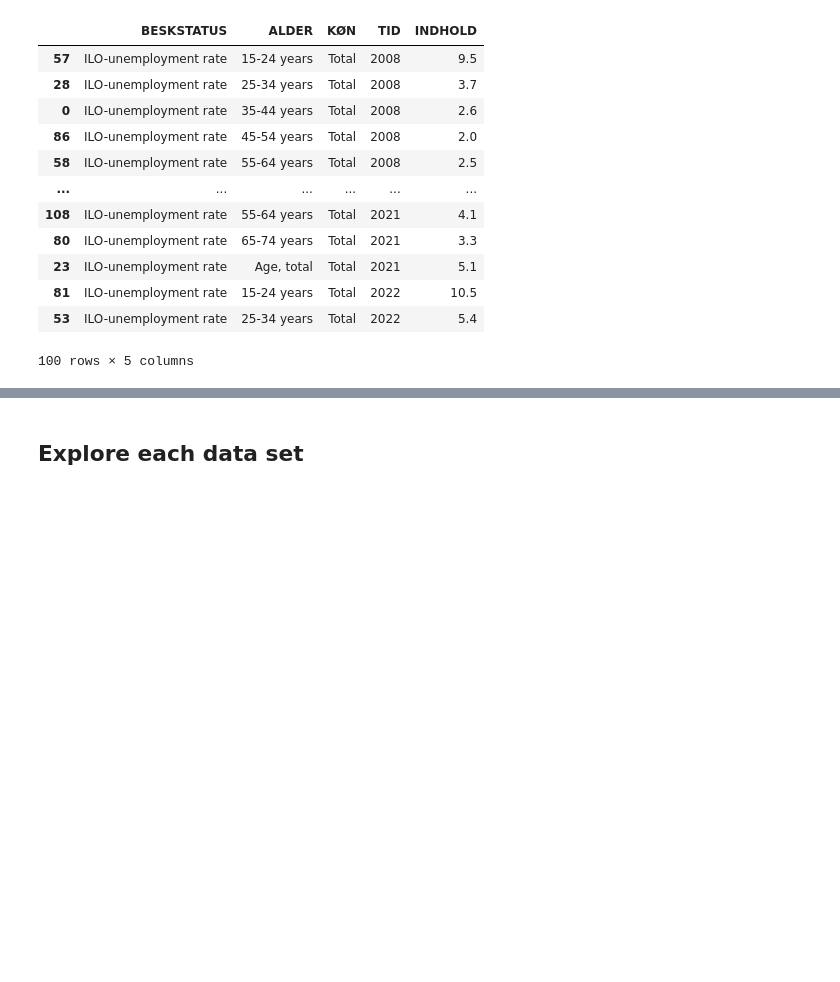
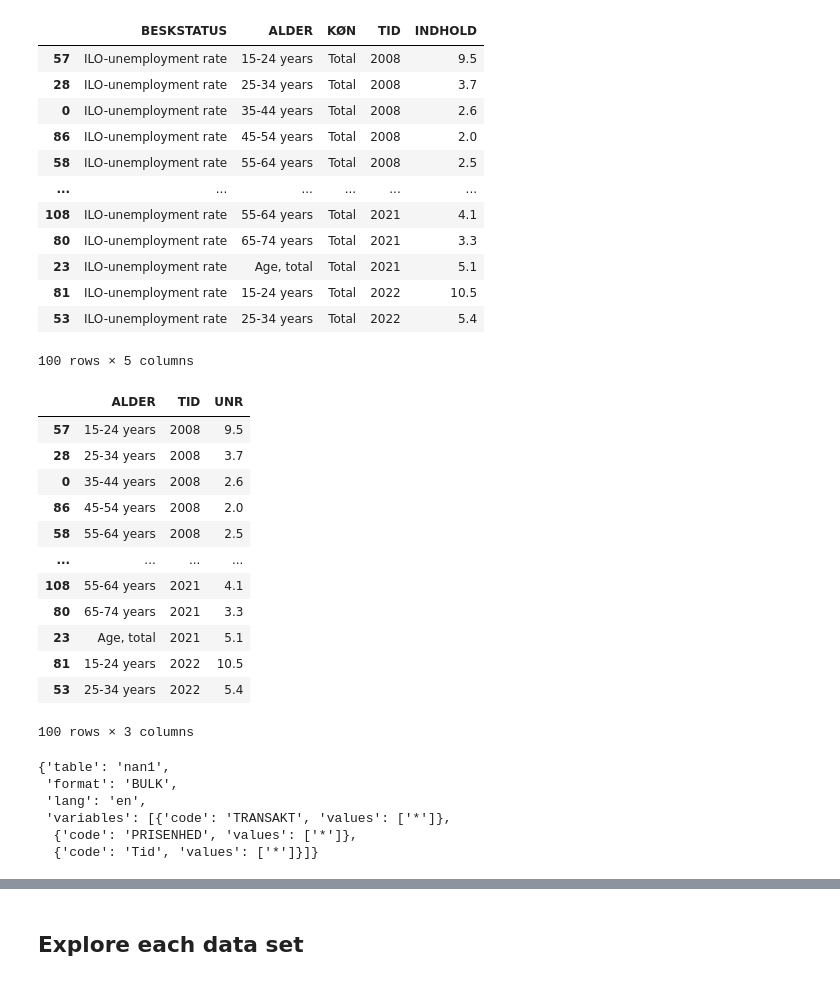
Before and after one commit to NumEconCopenhagen/projects-2024-andy-og-birdy, a Jupyter notebook: dataproject/dataproject.ipynb, the cells around one changed output, grey strips where cells are left out. Saved outputs shown, nothing was run; the diff lists cells and outputs as text; code cells hidden in the pictures; blank space fills up the shorter version.

```diff
--- a/dataproject/dataproject.ipynb
+++ b/dataproject/dataproject.ipynb
@@ -185,3 +186,34 @@ AKU_api.head(100)
 | 81 | ILO-unemployment rate | 15-24 years | Total | 2022 | 10.5 |
 | 53 | ILO-unemployment rate | 25-34 years | Total | 2022 | 5.4 |
 100 rows × 5 columns
+# %%
+AKU_Data = AKU_api.copy()
+
+AKU_Data.rename(columns = {'INDHOLD':'UNR'},inplace=True)
+del AKU_Data['BESKSTATUS']
+del AKU_Data['KØN']
+AKU_Data.head(100)
+# %% [output]
+|  | ALDER | TID | UNR |
+| 57 | 15-24 years | 2008 | 9.5 |
+| 28 | 25-34 years | 2008 | 3.7 |
+| 0 | 35-44 years | 2008 | 2.6 |
+| 86 | 45-54 years | 2008 | 2.0 |
+| 58 | 55-64 years | 2008 | 2.5 |
+| ... | ... | ... | ... |
+| 108 | 55-64 years | 2021 | 4.1 |
+| 80 | 65-74 years | 2021 | 3.3 |
+| 23 | Age, total | 2021 | 5.1 |
+| 81 | 15-24 years | 2022 | 10.5 |
+| 53 | 25-34 years | 2022 | 5.4 |
+100 rows × 3 columns
+# %%
+params_BNP= BNP.define_base_params(language='en')
+params_BNP
+# %% [output]
+{'table': 'nan1',
+ 'format': 'BULK',
+ 'lang': 'en',
+ 'variables': [{'code': 'TRANSAKT', 'values': ['*']},
+  {'code': 'PRISENHED', 'values': ['*']},
+  {'code': 'Tid', 'values': ['*']}]}
```
Also changed, not shown: parts of 5 cells of this notebook.
